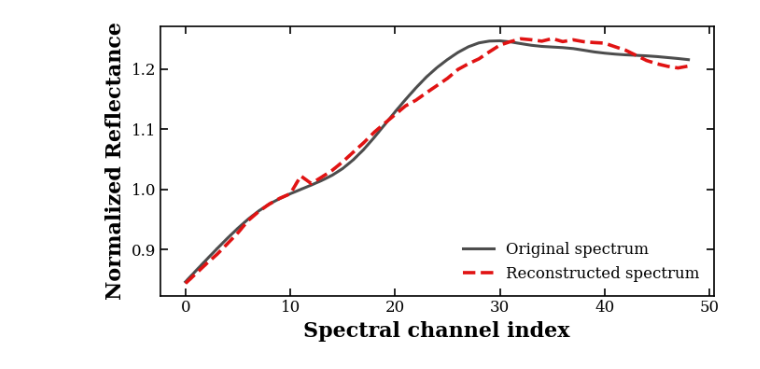
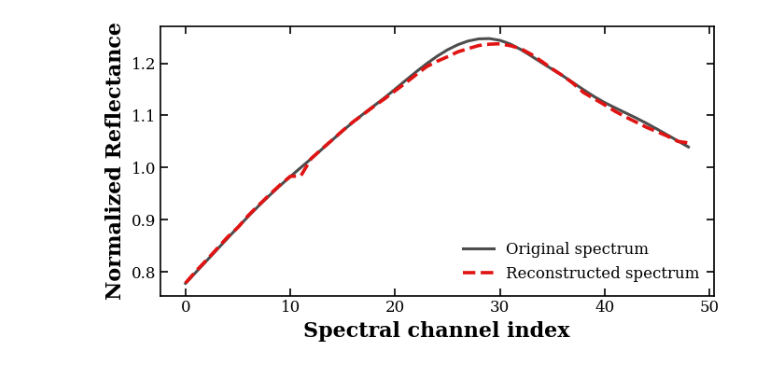
Before and after one commit to RaviRu11d/Asteroid_Spectra_Project, a Jupyter notebook: 17_autoencoder_clustering_HDBSCAN.ipynb, the cells around one changed output. Saved outputs shown, nothing was run; the diff lists cells and outputs as text; code cells hidden in the pictures.

```diff
--- a/17_autoencoder_clustering_HDBSCAN.ipynb
+++ b/17_autoencoder_clustering_HDBSCAN.ipynb
@@ -69,15 +79,15 @@ def create_model():
     # Encoder (Trial 14 params)
     # --------------------
     hidden_layer = keras.layers.Conv1D(
-        filters=32,              # 1_filter
-        kernel_size=6,           # 1_kernal
+        filters=16,              # 1_filter
+        kernel_size=3,           # 1_kernal
         activation="relu",
         padding="same"
     )(input_layer)
 
     hidden_layer = keras.layers.Conv1D(
-        filters=128,             # 2_filter
-        kernel_size=4,           # 2_kernal
+        filters=32,             # 2_filter
+        kernel_size=3,           # 2_kernal
         activation="relu",
         padding="same"
     )(hidden_layer)
@@ -89,19 +99,19 @@ def create_model():
     # --------------------
     # Decoder (mirror)
     # --------------------
-    reset_lay = keras.layers.Dense(49 * 128)(bottleneck_lay)
-    reshape_lay = keras.layers.Reshape((49, 128))(reset_lay)
+    reset_lay = keras.layers.Dense(49 * 32)(bottleneck_lay)
+    reshape_lay = keras.layers.Reshape((49, 32))(reset_lay)
 
     hidden_layer = keras.layers.Conv1DTranspose(
-        filters=128,
-        kernel_size=4,
+        filters=32,
+        kernel_size=3,
         activation="relu",
         padding="same"
     )(reshape_lay)
 
     hidden_layer = keras.layers.Conv1DTranspose(
-        filters=32,
-        kernel_size=6,
+        filters=12,
+        kernel_size=3,
         activation="relu",
         padding="same"
     )(hidden_layer)
@@ -199,6 +219,6 @@ plt.show()
 # %%
 # Which index shall be displayed?
-index_val = 957
+index_val = 100
 
 # Original signal
 org_signal = scaler.inverse_transform(X_train_scaled[index_val].reshape(1, -1))[0]
@@ -268,40 +288,40 @@ ax.plot(
     label="Original spectrum"
 )
 
 ax.plot(
     rec_signal,
     color="#e11313",
     linewidth=2.6,
     linestyle="--",
     label="Reconstructed spectrum"
 )
 
 ax.set_xlabel("Spectral channel index")
 ax.set_ylabel("Normalized Reflectance")
 
 ax.tick_params(
     direction="in",
     length=6,
     width=1.2,
     top=True,
     right=True
 )
 
 ax.grid(False)
 ax.legend(frameon=False, fontsize=12)
 
 plt.tight_layout()
 
-plt.savefig(
-    "reconstruction_white_bg.png",
-    dpi=300,
-    bbox_inches="tight",
-    facecolor="white"  # critical
-)
+# plt.savefig(
+#     "reconstruction_white_bg.png",
+#     dpi=300,
+#     bbox_inches="tight",
+#     facecolor="white"  # critical
+# )
 
 plt.show()
 # %% [output]
-[figure, old version]
+[figure, new version]
 # %%
 # Create dataframe that contains the encoder values and the corresponding class to see whether the
 # autoencoder values cluster in a way
```
Also changed, not shown: parts of 29 cells of this notebook, 12 other files.
